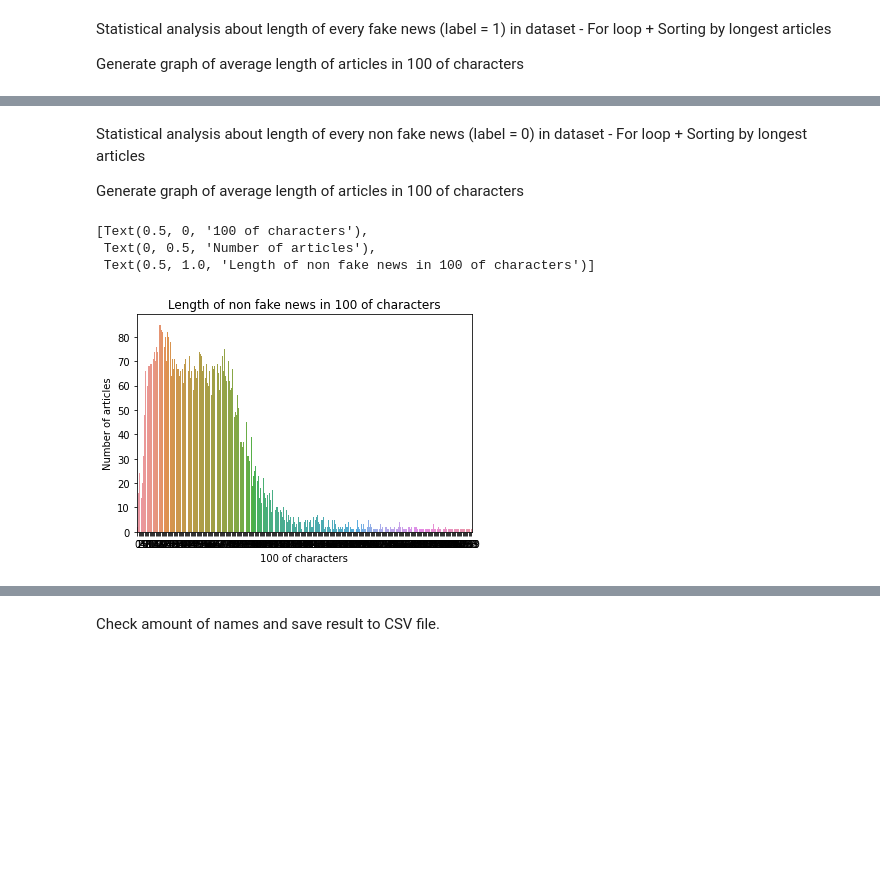
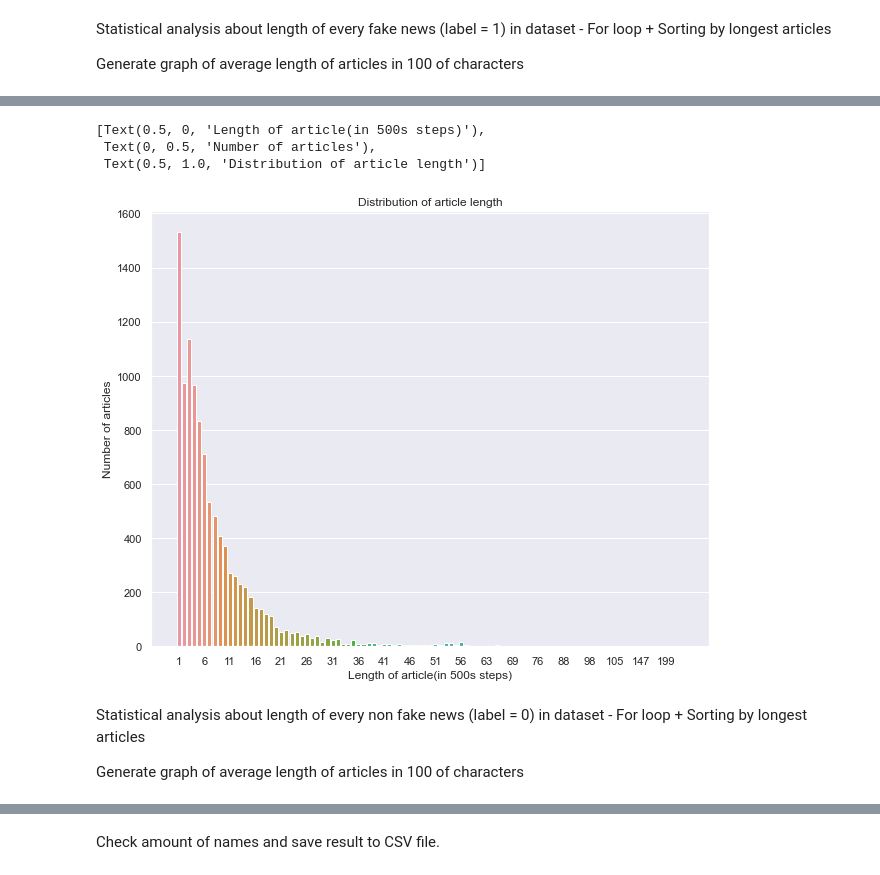
Before and after one commit to GeoffreyKarnbach/Fake-News-Detector-AI, a Jupyter notebook: src/analyse.ipynb, the cells around one changed output, grey strips where cells are left out. Saved outputs shown, nothing was run; the diff lists cells and outputs as text; code cells hidden in the pictures; blank space fills up the shorter version.

```diff
--- a/src/analyse.ipynb
+++ b/src/analyse.ipynb
@@ -103,33 +69,13 @@ ax.set(xlabel = '100 of characters', ylabel='Number of articles', title='Length
+# %%
+ax = sns.countplot(x=df.loc[df["label"] == 1]["text_length"])
+ax.locator_params(axis='x', nbins=20)
+ax.set(xlabel = 'Length of article(in 500s steps)', ylabel='Number of articles', title='Distribution of article length')
+# %% [output]
+[Text(0.5, 0, 'Length of article(in 500s steps)'),
+ Text(0, 0.5, 'Number of articles'),
+ Text(0.5, 1.0, 'Distribution of article length')]
+[figure, added]
 # %% [markdown]
 Statistical analysis about length of every non fake news (label = 0) in dataset - For loop + Sorting by longest articles
 
 Generate graph of average length of articles in 100 of characters
-# %%
-content_length = {}
-for content in df.loc[df['label'] == 0]["text"]:
-    try:
-        if len(content) in content_length:
-            content_length[len(content)]+=1
-        else:
-            content_length[len(content)] = 1
-    except: # Error in the dataset, one of the entries seems to be a float. To prevent execution stop: try/except.
-        pass
-
-content_length = dict(reversed(sorted(content_length.items(), key=lambda item: item[0])))
-
-values = {}
-
-for loop in content_length.items():
-    if loop[0]//100 in values:
-        values[loop[0]//100]+=1
-    else:
-        values[loop[0]//100] = 1
-
-my_df = pd.DataFrame(values.items())
-ax = sns.barplot(x=0, y=1, data=my_df)
-ax.set(xlabel = '100 of characters', ylabel='Number of articles', title='Length of non fake news in 100 of characters')
-# %% [output]
-[Text(0.5, 0, '100 of characters'),
- Text(0, 0.5, 'Number of articles'),
- Text(0.5, 1.0, 'Length of non fake news in 100 of characters')]
-[figure, removed]
```
Also changed, not shown: parts of 12 cells of this notebook, 4 other files.
